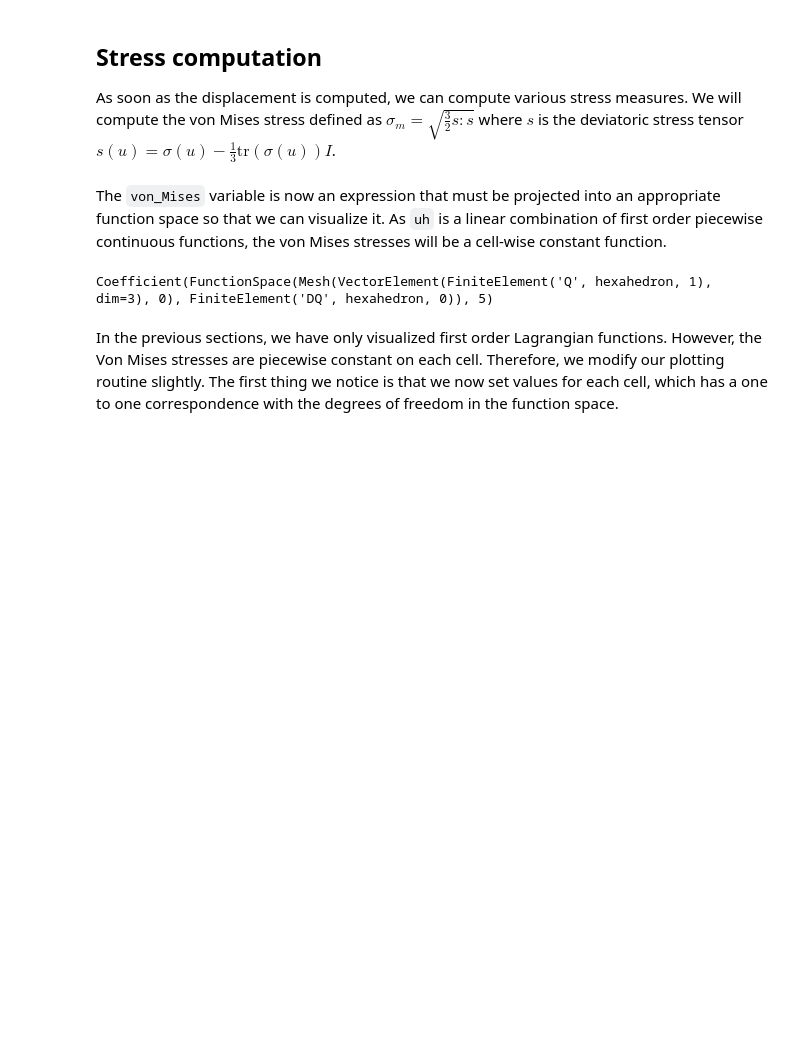
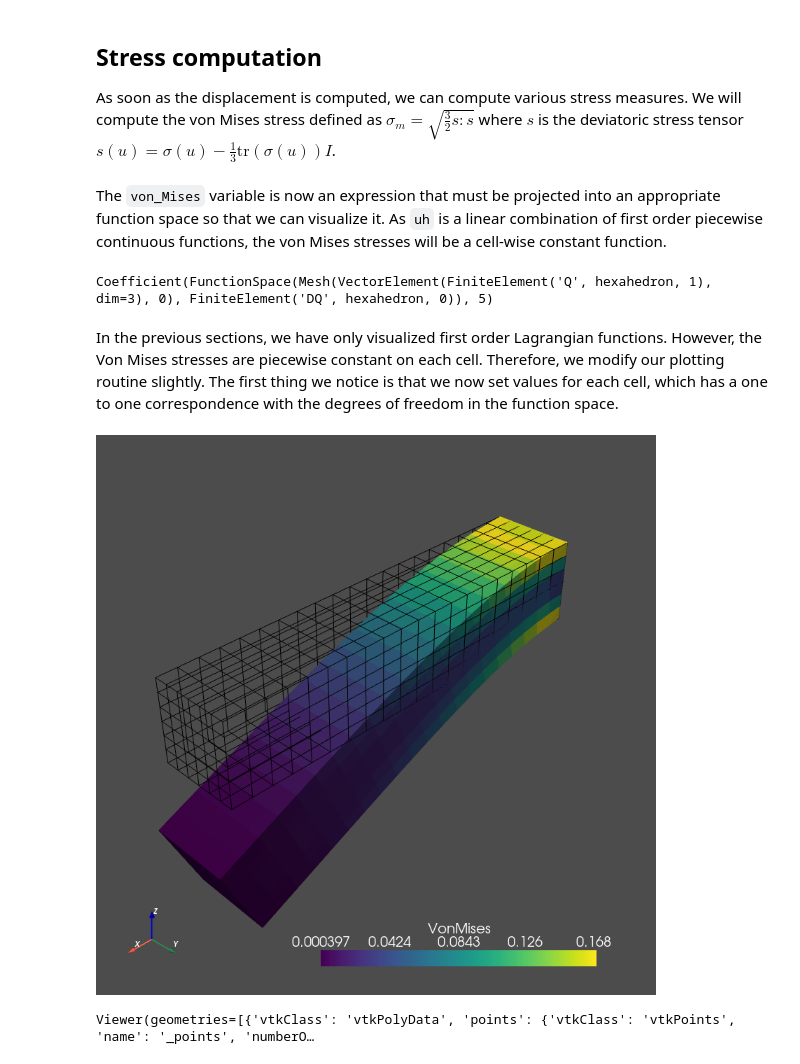
Before and after one commit to jorgensd/dolfinx-tutorial, a Jupyter notebook: chapter2/linearelasticity_code.ipynb, the cells around one changed output. Saved outputs shown, nothing was run; the diff lists cells and outputs as text; code cells hidden in the pictures; blank space fills up the shorter version.

```diff
--- a/chapter2/linearelasticity_code.ipynb
+++ b/chapter2/linearelasticity_code.ipynb
@@ -151,17 +149,20 @@ In the previous sections, we have only visualized first order Lagrangian functio
 # %%
 warped.cell_arrays["VonMises"] = stresses.vector.array
 warped.set_active_scalars("VonMises")
-p = pyvista.Plotter(off_screen=off_screen, title="Deflection", window_size=[800, 800])
+p = pyvista.Plotter(title="Deflection", window_size=[800, 800])
 p.add_mesh(warped)
 p.add_mesh(grid, style="wireframe", color="k")
 p.show_axes()
-if off_screen:
-   p.screenshot(f"stresses.png")
-else:
+if not pyvista.OFF_SCREEN:
    p.show()
-# Uncomment to create interactive plot of warped mesh with either deformation of Von Mise stresses#
-# plotter_ITK = pyvista.PlotterITK()
-# plotter_ITK.add_mesh(warped)
-# plotter_ITK.show(True)
+p.screenshot(f"stresses.png")
+
+if not pyvista.OFF_SCREEN:
+    plotter_ITK = pyvista.PlotterITK()
+    plotter_ITK.add_mesh(warped)
+    plotter_ITK.show(True)
+# %% [output]
+[figure, added]
+Viewer(geometries=[{'vtkClass': 'vtkPolyData', 'points': {'vtkClass': 'vtkPoints', 'name': '_points', 'numberO…
 # %% [markdown]
 ![Von Mises stresses](stresses.png)
```
Also changed, not shown: parts of 1 cell of this notebook, 2 other files.
